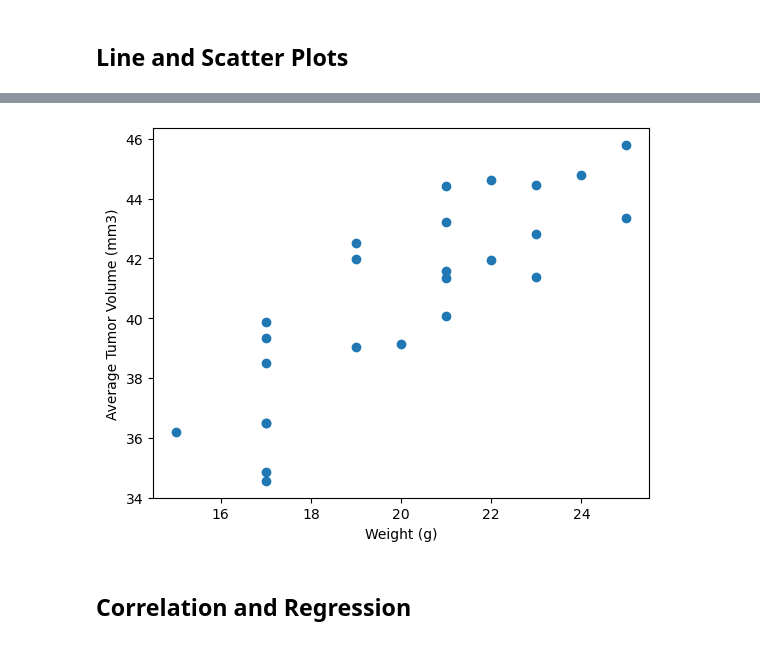
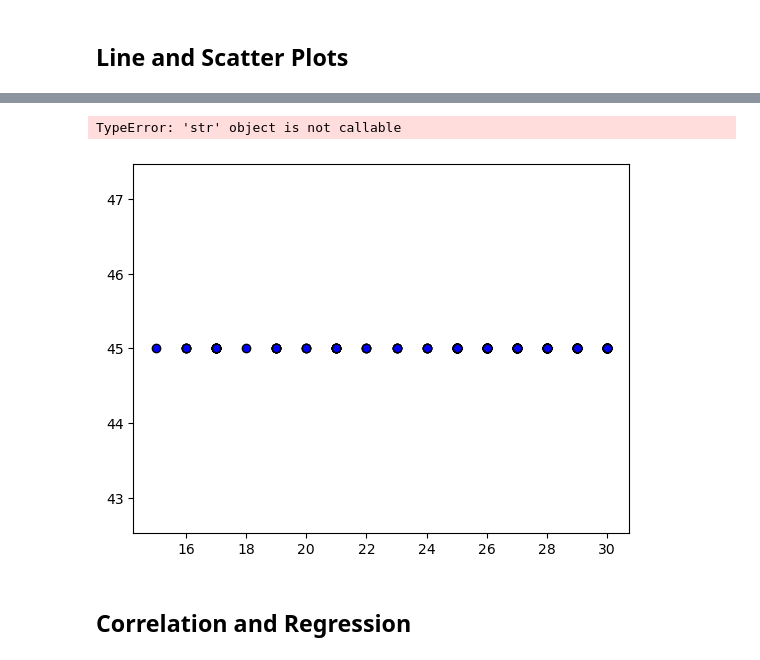
Before and after one commit to mbernstein421/data_visualizations, a Jupyter notebook: Pymaceuticals/pymaceuticals_starter.ipynb, the cells around one changed output, grey strips where cells are left out. Cells and saved outputs as stored; diff of their text form; code cells hidden in the pictures.

```diff
--- a/Pymaceuticals/pymaceuticals_starter.ipynb
+++ b/Pymaceuticals/pymaceuticals_starter.ipynb
@@ -206,7 +256,14 @@ Ceftamin's potential outliers: Series([], Name: Tumor Volume (mm3), dtype: float
 # %%
 # Generate a scatter plot of mouse weight vs. the average observed tumor volume for the entire Capomulin regimen
+average_tumor_volume = merged_data.groupby('Mouse ID')['Tumor Volume (mm3)_x'].mean().reset_index()
+merged_data = pd.merge(clean_data, average_tumor_volume, on='Mouse ID')
+plt.scatter(merged_data['Weight (g)'], merged_data['Tumor Volume (mm3)_x'], marker = 'o', facecolors='blue', edgecolors='black')
+plt.xlabel('Mouse Weight')
+plt.ylabel('Average Tumor Volume')
+plt.show()
 # %% [output]
+TypeError: 'str' object is not callable
-[figure, old version]
+[figure, new version]
 # %% [markdown]
 ## Correlation and Regression
 # %%
```
Also changed, not shown: parts of 9 cells of this notebook.
